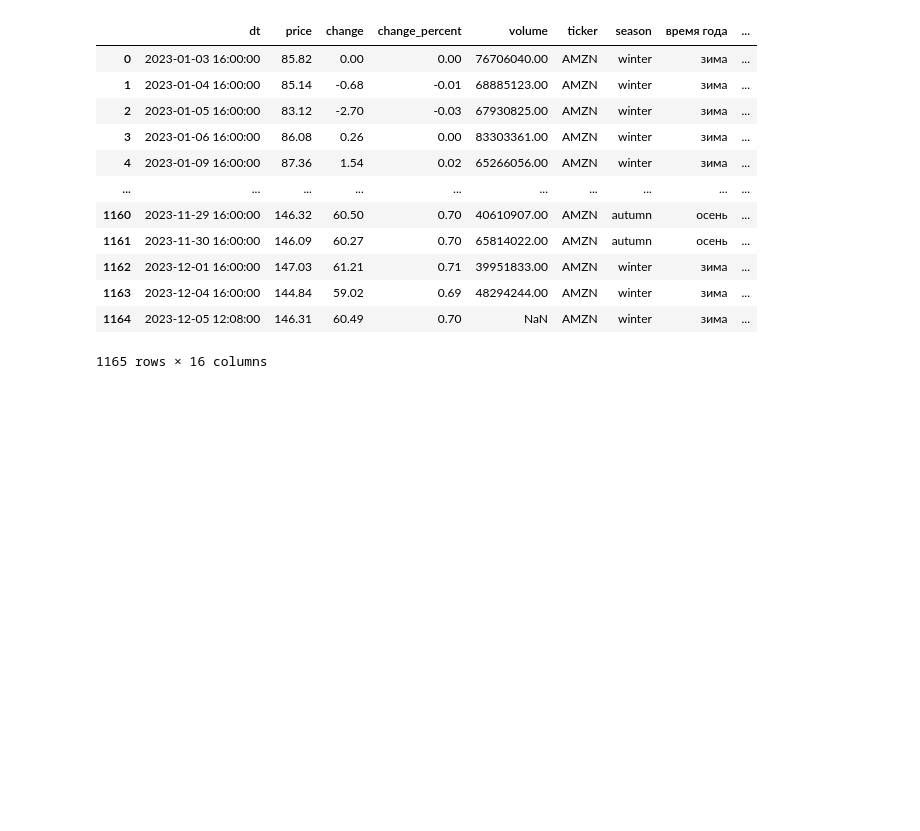
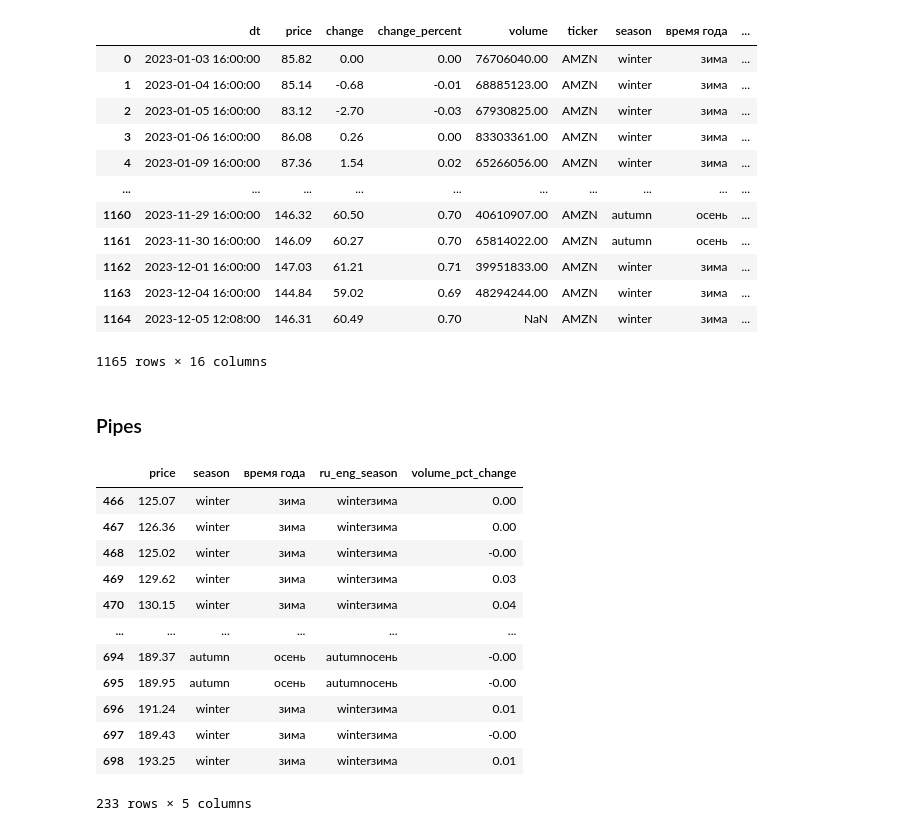
Before and after one commit to a18091986/EDU, a Jupyter notebook: 2_Pandas/pandas.ipynb, the cells around one changed output. Drawn from its saved outputs; the diff is of its cells as text; code cells hidden in the pictures; blank space fills up the shorter version.

```diff
--- a/2_Pandas/pandas.ipynb
+++ b/2_Pandas/pandas.ipynb
@@ -771,0 +701,2 @@ stock_price.head(10)
+# %%
+aapl.set_index('dt')['volume'].resample('Y').sum()
@@ -771,0 +707,2 @@ stock_price.head(10)
+# %%
+aapl.set_index('dt')['volume'].resample('D').sum()
@@ -939,0 +786,3 @@ df.melt(id_vars=['season', 'ticker'], value_vars=[1, 2, 3, 4, 5, 6, 7, 8, 9, 10,
+# %%
+aapl['volume_bins_cut'] = pd.cut(aapl.volume, bins=[20E6, 50E6, 100E6, 150E6], labels=['A', 'B', 'C'])
+aapl['volume_bins_cut'].value_counts()
@@ -939,0 +795,3 @@ df.melt(id_vars=['season', 'ticker'], value_vars=[1, 2, 3, 4, 5, 6, 7, 8, 9, 10,
+# %%
+aapl['volume_bins_quant'] = pd.qcut(aapl.volume, q=3, labels=['A', 'B', 'C'])
+aapl['volume_bins_quant'].value_counts()
@@ -1194,3 +909,31 @@ df
 | 1163 | 2023-12-04 16:00:00 | 144.84 | 59.02 | 0.69 | 48294244.00 | AMZN | winter | зима | ... |
 | 1164 | 2023-12-05 12:08:00 | 146.31 | 60.49 | 0.70 | NaN | AMZN | winter | зима | ... |
 1165 rows × 16 columns
+# %% [markdown]
+### Pipes
+# %%
+def concat_str(df):
+    df['ru_eng_season'] = df['season'] + df['время года']
+    return df
+
+def pct_change_price(df):
+    df['volume_pct_change'] = df['price'].pct_change(2).fillna(0)
+    return df
+
+test = aapl[['price', 'season', 'время года']].copy()
+test = test.pipe(concat_str).pipe(pct_change_price)
+test
+# %% [output]
+|  | price | season | время года | ru_eng_season | volume_pct_change |
+| 466 | 125.07 | winter | зима | winterзима | 0.00 |
+| 467 | 126.36 | winter | зима | winterзима | 0.00 |
+| 468 | 125.02 | winter | зима | winterзима | -0.00 |
+| 469 | 129.62 | winter | зима | winterзима | 0.03 |
+| 470 | 130.15 | winter | зима | winterзима | 0.04 |
+| ... | ... | ... | ... | ... | ... |
+| 694 | 189.37 | autumn | осень | autumnосень | -0.00 |
+| 695 | 189.95 | autumn | осень | autumnосень | -0.00 |
+| 696 | 191.24 | winter | зима | winterзима | 0.01 |
+| 697 | 189.43 | winter | зима | winterзима | -0.00 |
+| 698 | 193.25 | winter | зима | winterзима | 0.01 |
+233 rows × 5 columns
```
Also changed, not shown: parts of 52 cells of this notebook, 16 other files.
